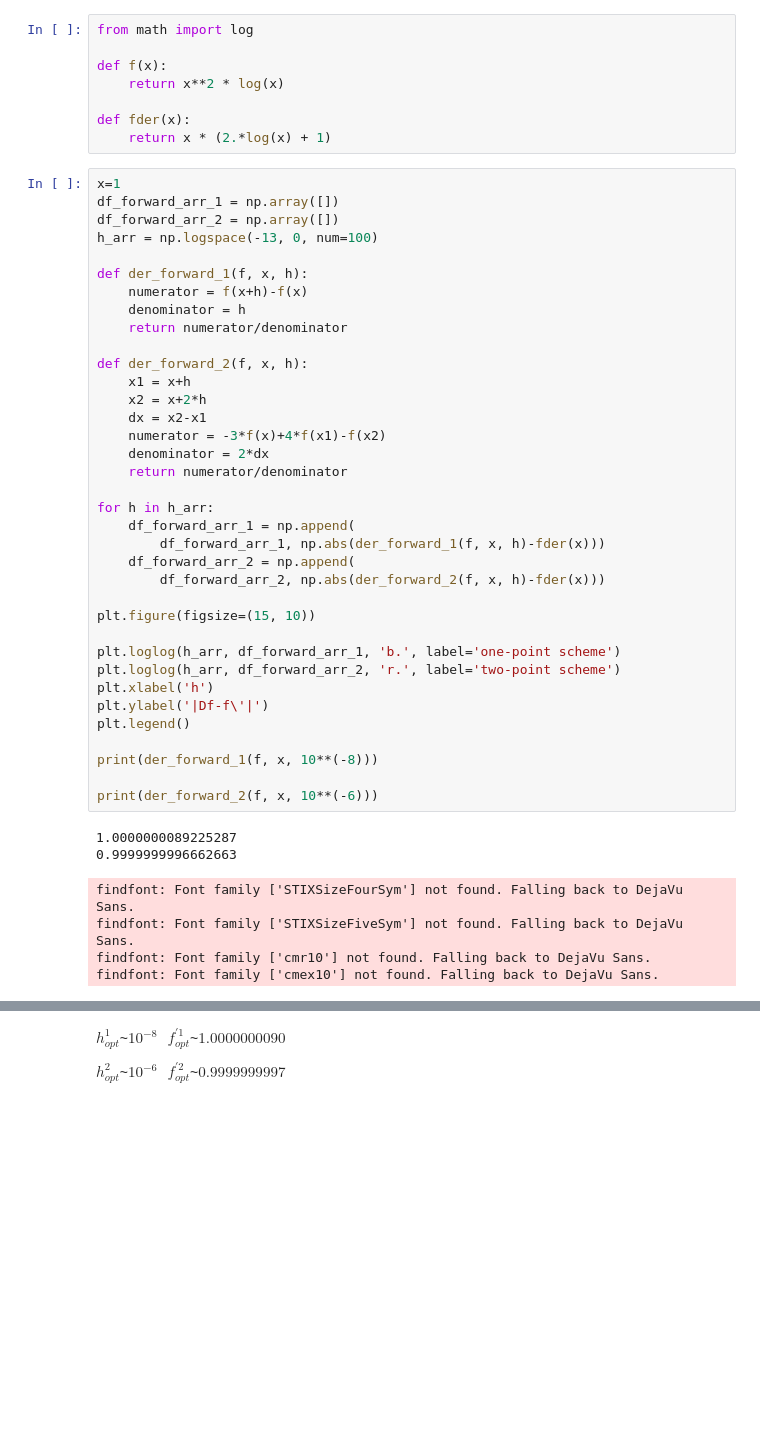
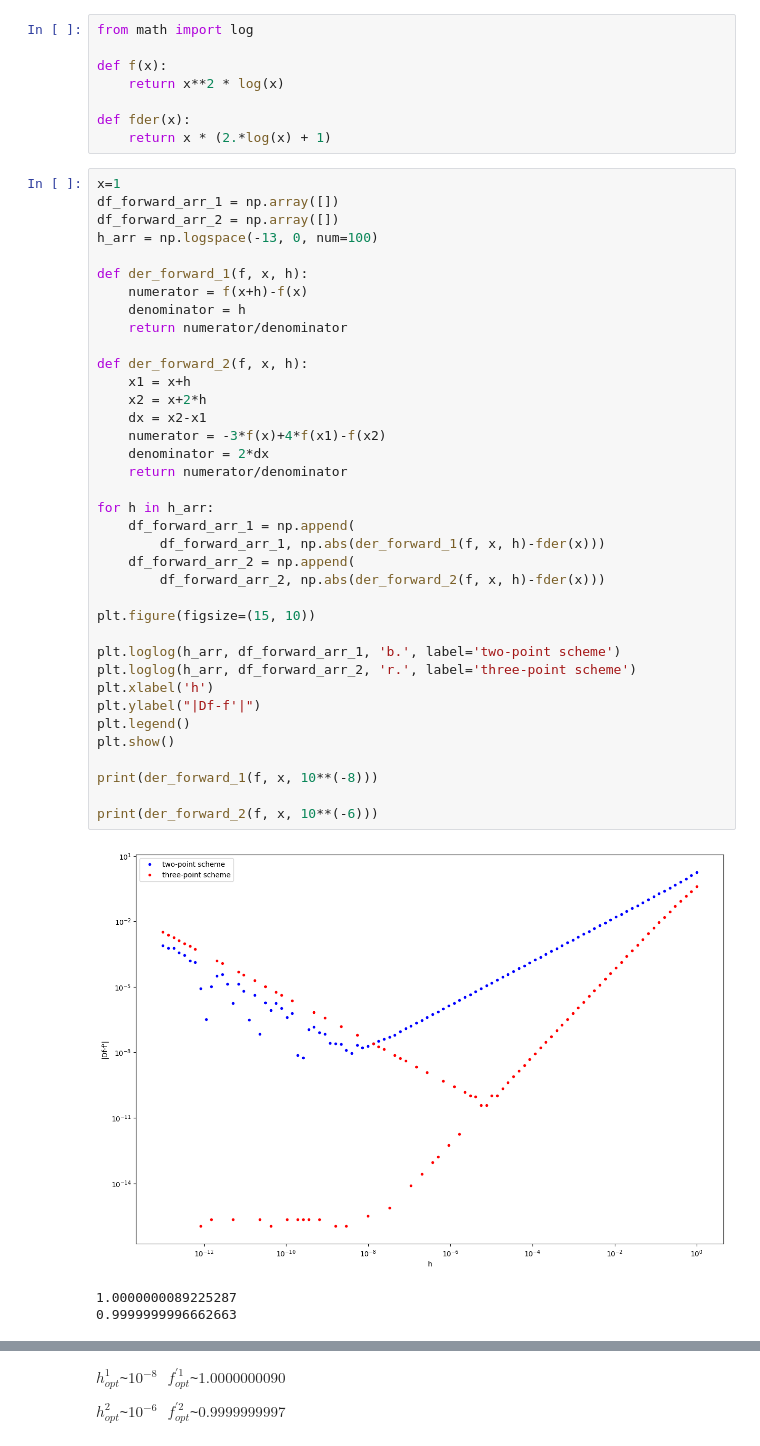
Before and after one commit to underham2ter/comp-phys, a Jupyter notebook: week_3_calculus.ipynb, the cells around one changed output, grey strips where cells are left out. Drawn from its saved outputs; the diff is of its cells as text; blank space fills up the shorter version.

```diff
--- a/week_3_calculus.ipynb
+++ b/week_3_calculus.ipynb
@@ -84,39 +84,37 @@ df_forward_arr_2 = np.array([])
 h_arr = np.logspace(-13, 0, num=100)
 
 def der_forward_1(f, x, h):
     numerator = f(x+h)-f(x)
     denominator = h
     return numerator/denominator
 
 def der_forward_2(f, x, h):
     x1 = x+h
     x2 = x+2*h
     dx = x2-x1
     numerator = -3*f(x)+4*f(x1)-f(x2)
     denominator = 2*dx
     return numerator/denominator
 
 for h in h_arr:
     df_forward_arr_1 = np.append(
         df_forward_arr_1, np.abs(der_forward_1(f, x, h)-fder(x)))
     df_forward_arr_2 = np.append(
         df_forward_arr_2, np.abs(der_forward_2(f, x, h)-fder(x)))
 
 plt.figure(figsize=(15, 10))
 
-plt.loglog(h_arr, df_forward_arr_1, 'b.', label='one-point scheme')
-plt.loglog(h_arr, df_forward_arr_2, 'r.', label='two-point scheme')
+plt.loglog(h_arr, df_forward_arr_1, 'b.', label='two-point scheme')
+plt.loglog(h_arr, df_forward_arr_2, 'r.', label='three-point scheme')
 plt.xlabel('h')
-plt.ylabel('|Df-f\'|')
+plt.ylabel("|Df-f'|")
 plt.legend()
+plt.show()
 
 print(der_forward_1(f, x, 10**(-8)))
 
 print(der_forward_2(f, x, 10**(-6)))
 # %% [output]
+[figure]
 1.0000000089225287
 0.9999999996662663
-findfont: Font family ['STIXSizeFourSym'] not found. Falling back to DejaVu Sans.
-findfont: Font family ['STIXSizeFiveSym'] not found. Falling back to DejaVu Sans.
-findfont: Font family ['cmr10'] not found. Falling back to DejaVu Sans.
-findfont: Font family ['cmex10'] not found. Falling back to DejaVu Sans.
```
Also changed, not shown: parts of 3 cells of this notebook.
